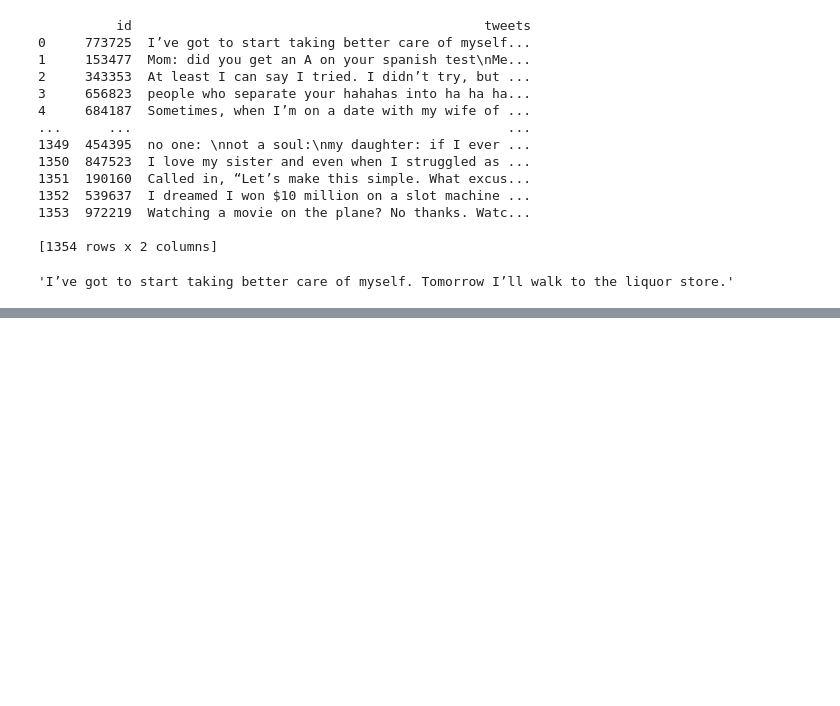
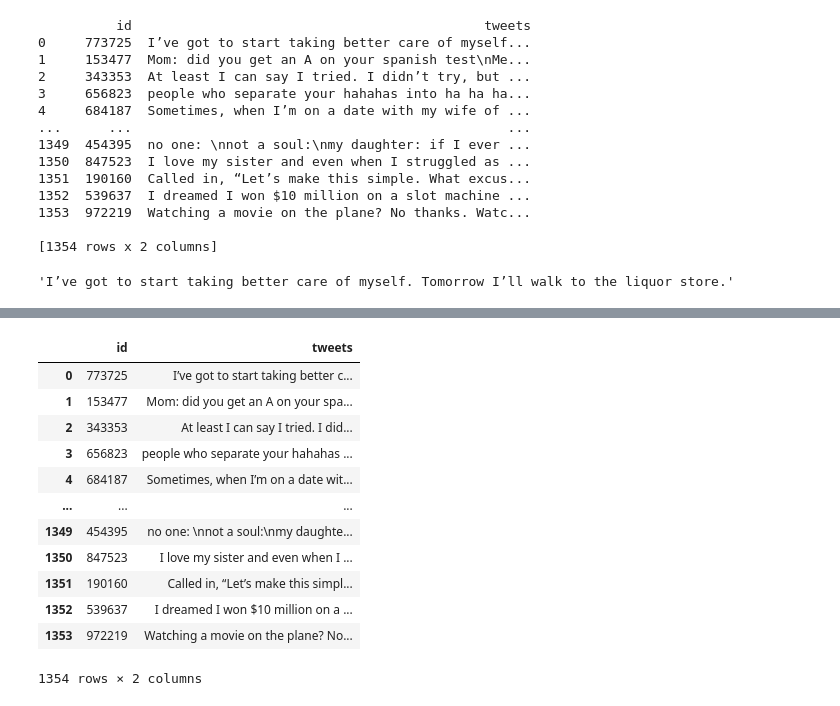
Before and after one commit to layadang/funny-ai, a Jupyter notebook: process-data.ipynb, the cells around one changed output, grey strips where cells are left out. Cells and saved outputs as stored; diff of their text form; code cells hidden in the pictures; blank space fills up the shorter version.

```diff
--- a/process-data.ipynb
+++ b/process-data.ipynb
@@ -55,0 +73,16 @@ df['tweets'][0]
+# %%
+df
+# %% [output]
+|  | id | tweets |
+| 0 | 773725 | I’ve got to start taking better c... |
+| 1 | 153477 | Mom: did you get an A on your spa... |
+| 2 | 343353 | At least I can say I tried. I did... |
+| 3 | 656823 | people who separate your hahahas ... |
+| 4 | 684187 | Sometimes, when I’m on a date wit... |
+| ... | ... | ... |
+| 1349 | 454395 | no one: \nnot a soul:\nmy daughte... |
+| 1350 | 847523 | I love my sister and even when I ... |
+| 1351 | 190160 | Called in, “Let’s make this simpl... |
+| 1352 | 539637 | I dreamed I won $10 million on a ... |
+| 1353 | 972219 | Watching a movie on the plane? No... |
+1354 rows × 2 columns
```
Also changed, not shown: parts of 1 cell of this notebook, 1 other file.
